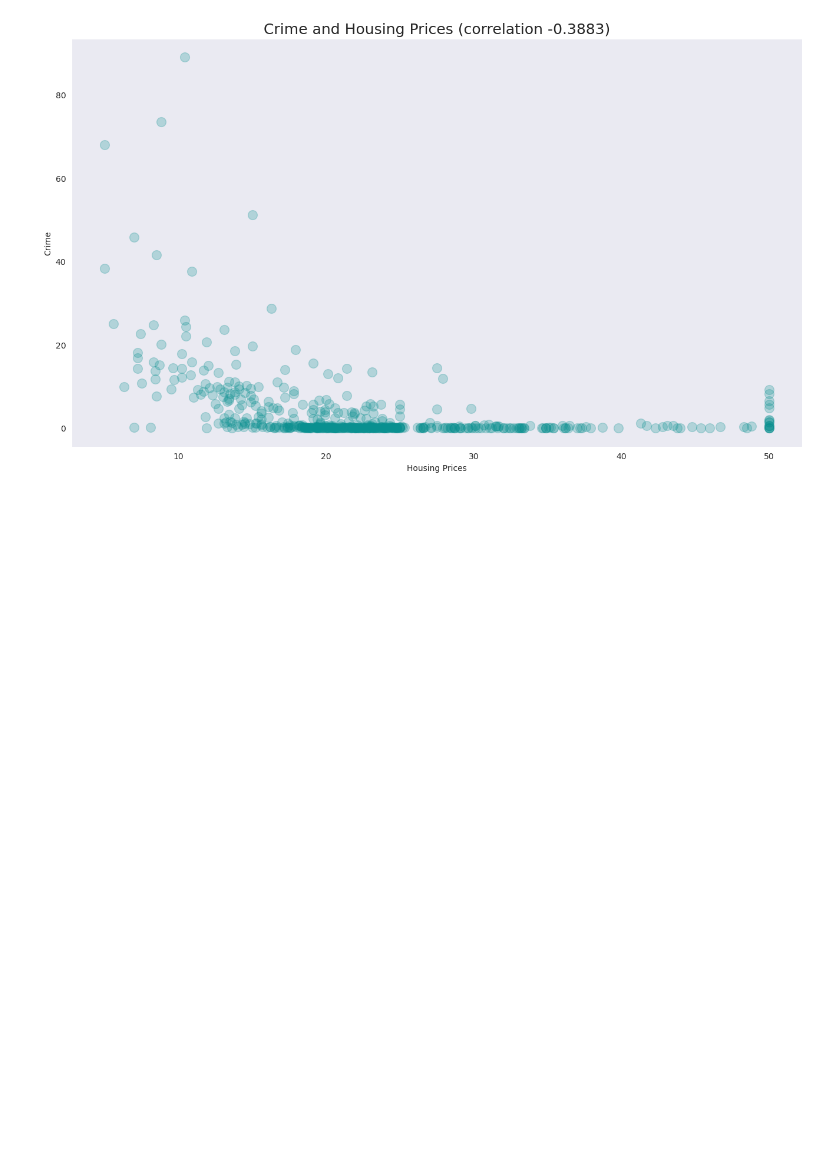
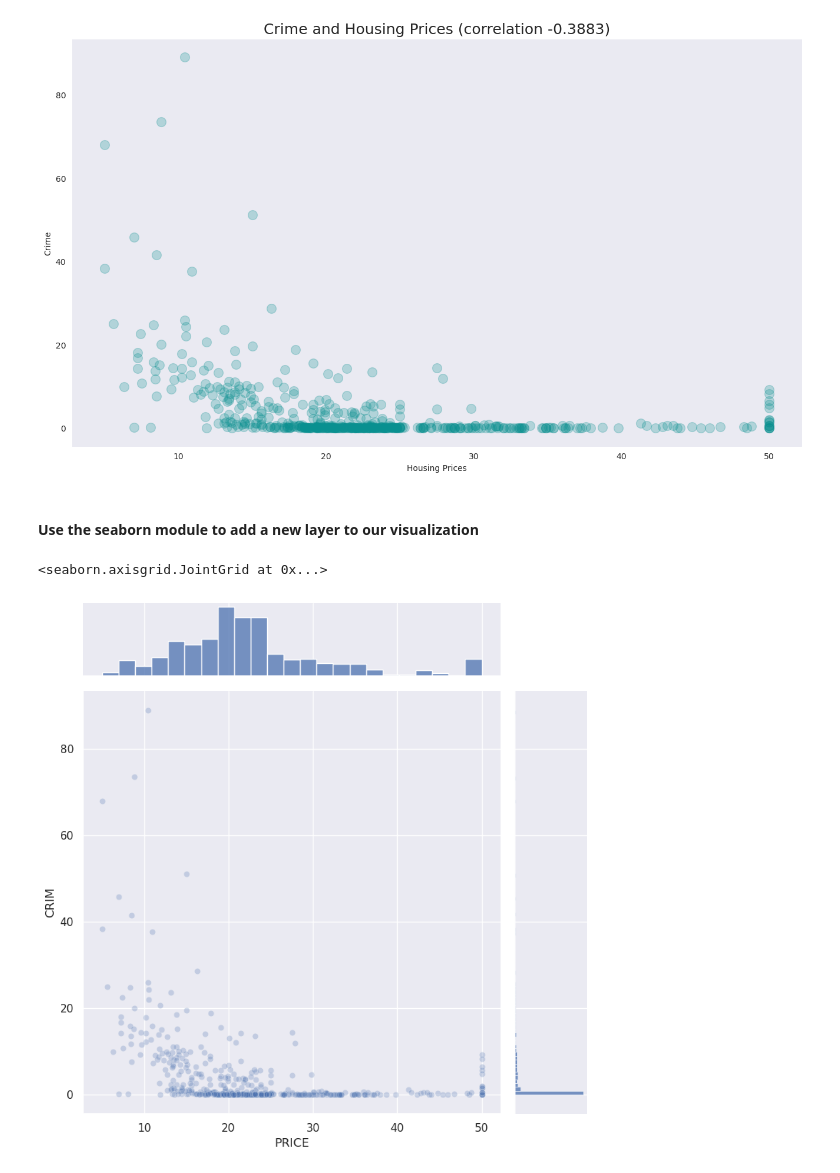
Before and after one commit to sydibyd/Python, a Jupyter notebook: Data exploration and advanced visualization - Boston house open_data.ipynb, the cells around one changed output. Cells and saved outputs as stored; diff of their text form; code cells hidden in the pictures; blank space fills up the shorter version.

```diff
--- a/Data exploration and advanced visualization - Boston house open_data.ipynb
+++ b/Data exploration and advanced visualization - Boston house open_data.ipynb
@@ -504,3 +504,12 @@ plt.ylabel('Crime')
 plt.show()
 # %% [output]
 [figure]
+# %% [markdown]
+#### Use the seaborn module to add a new layer to our visualization
+# %%
+sns.set()
+sns.set_style('darkgrid')
+sns.jointplot(x=data['PRICE'], y=data['CRIM'], height=8, alpha=0.25, joint_kws={'alpha':0.25})
+# %% [output]
+<seaborn.axisgrid.JointGrid at 0x...>
+[figure, added]
```
Also changed, not shown: parts of 4 cells of this notebook.
